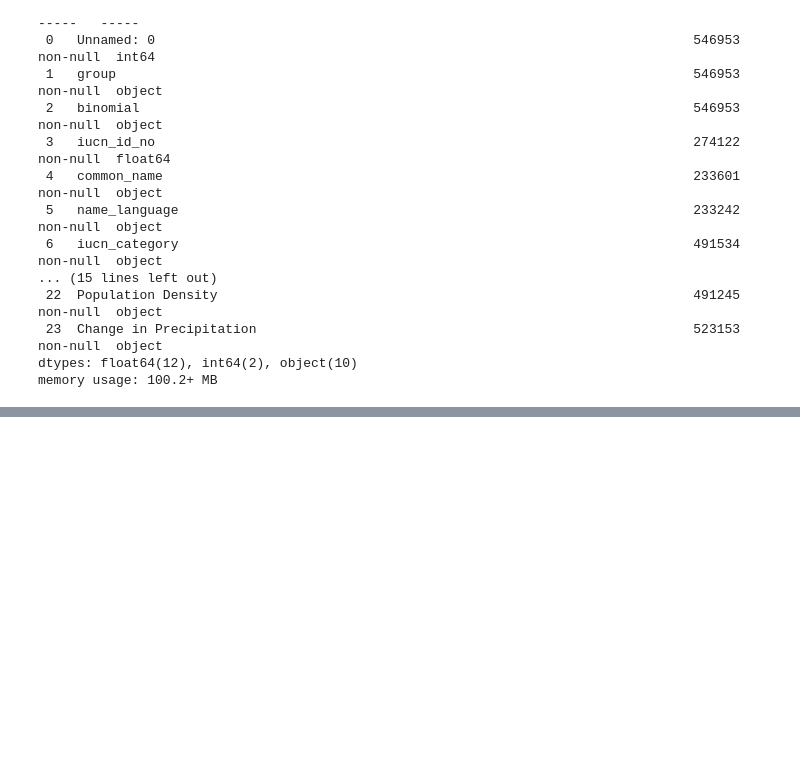
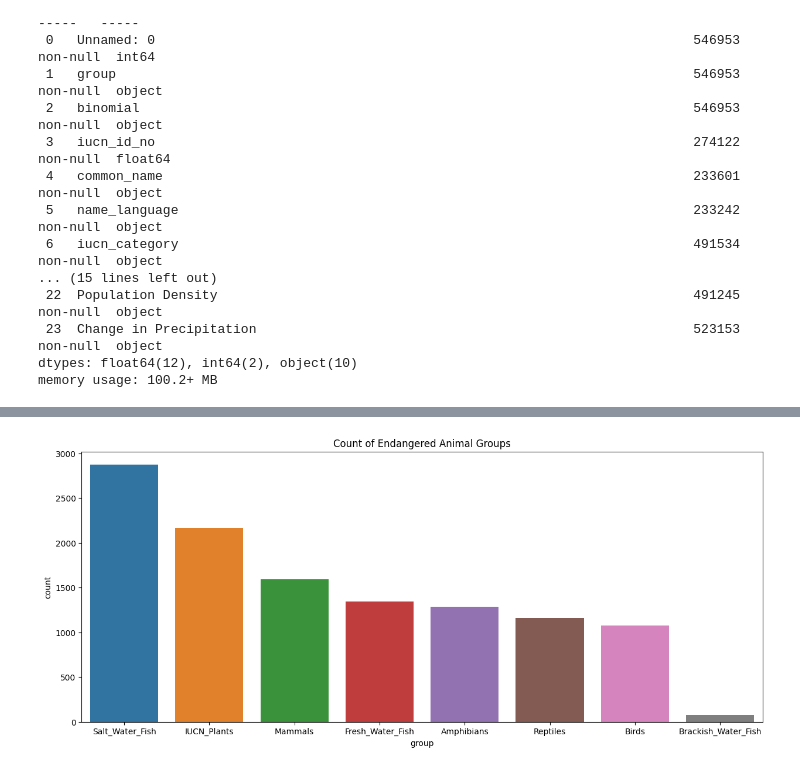
Before and after one commit to jbbjr/save-the-frogs, a Jupyter notebook: BA810_CBSJ.ipynb, the cells around one changed output, grey strips where cells are left out. Saved outputs shown, nothing was run; the diff lists cells and outputs as text; code cells hidden in the pictures; blank space fills up the shorter version.

```diff
--- a/BA810_CBSJ.ipynb
+++ b/BA810_CBSJ.ipynb
@@ -77,3 +104,14 @@ memory usage: 43.9+ MB
+# %%
+# Filter the dataset for Endangered animals
+en_data = species[species['iucn_category'] == 'EN']
+
+# Create a countplot for the Endagered animal groups
+plt.figure(figsize=(15, 6))
+sns.countplot(x='group', data=en_data, order=en_data['group'].value_counts().index)
+plt.title('Count of Endangered Animal Groups')
+plt.show()
+# %% [output]
+[figure, added]
 # %%
 plt.hist(species['Surface Temperature Change'], bins = 20)
 plt.xlabel('Surface Temperature Change')
```
Also changed, not shown: parts of 8 cells of this notebook.
